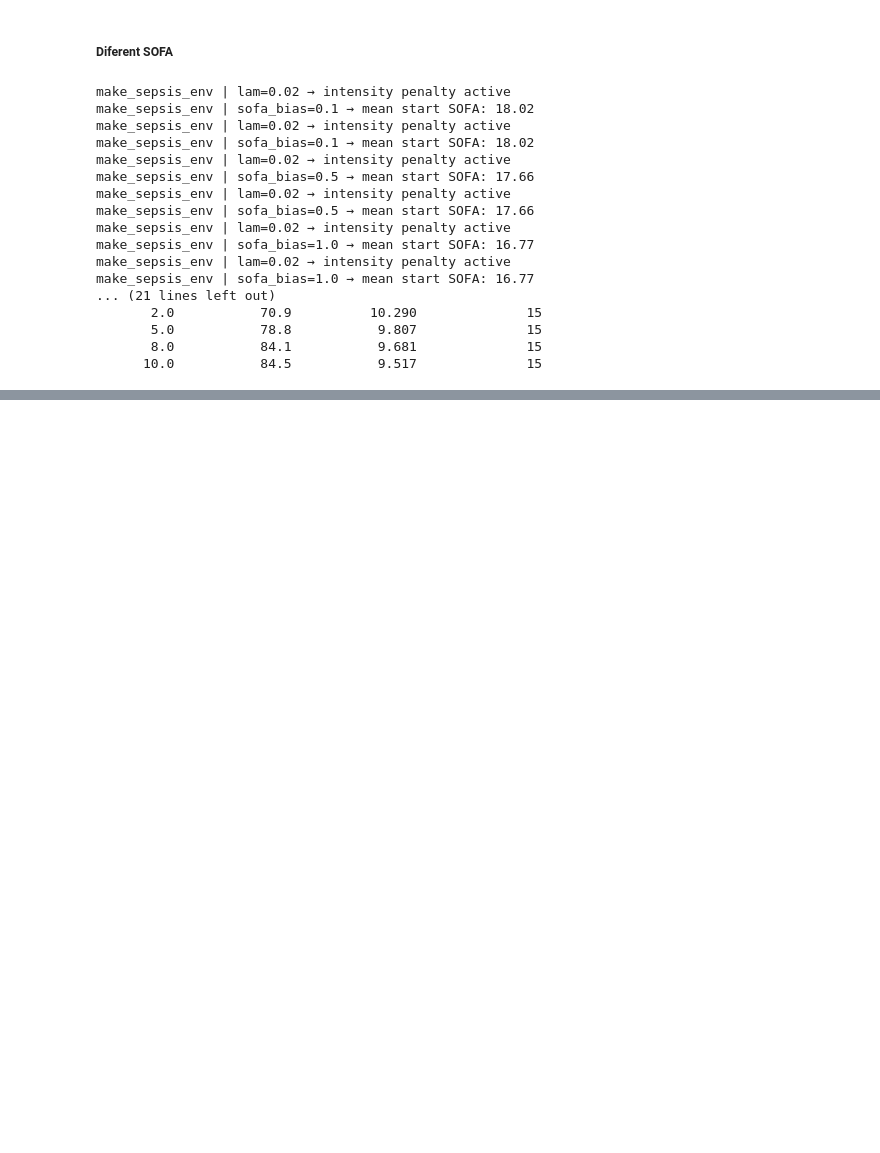
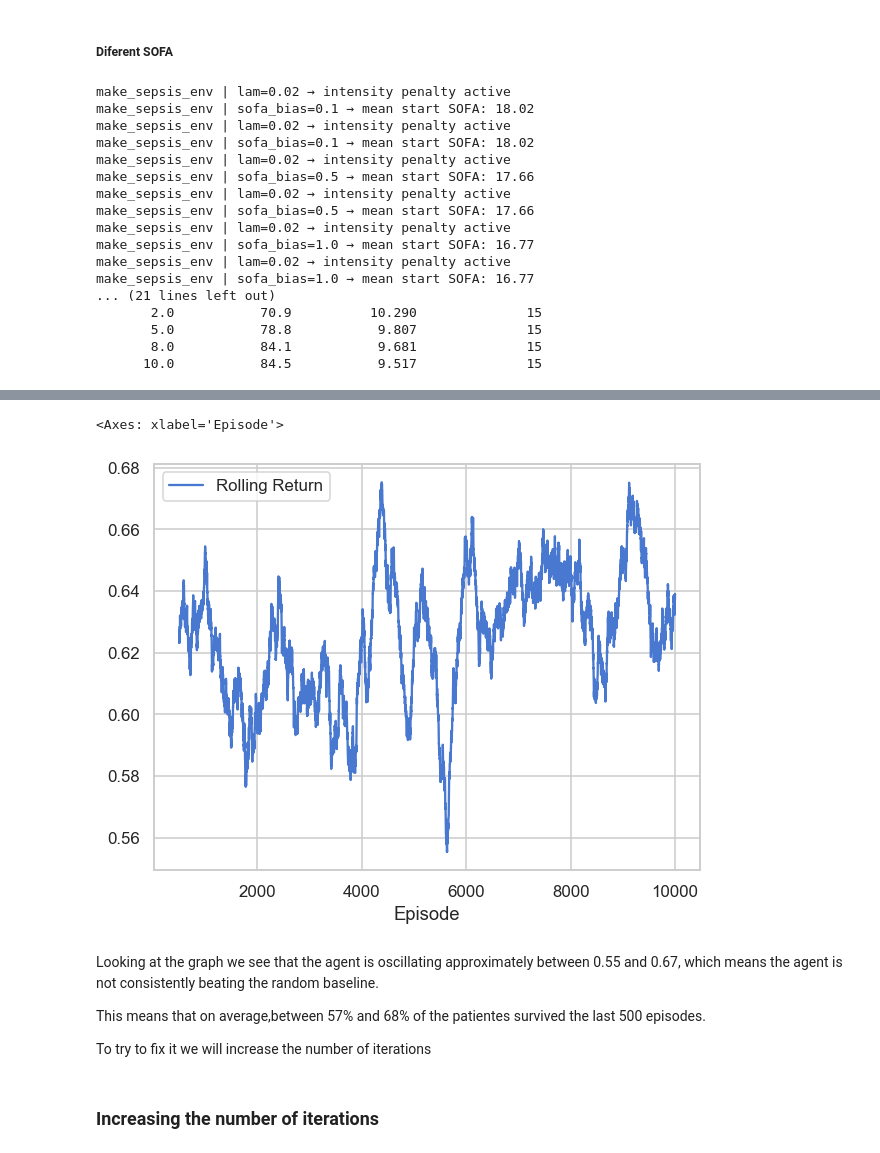
Before and after one commit to calcoafrancisca/RL_GroupAG, a Jupyter notebook: RL Project Code/sepsis_project - Students Version/rl_sepsis_project.ipynb, the cells around one changed output, grey strips where cells are left out. Cells and saved outputs as stored; diff of their text form; code cells hidden in the pictures; blank space fills up the shorter version.

```diff
--- a/RL Project Code/sepsis_project - Students Version/rl_sepsis_project.ipynb
+++ b/RL Project Code/sepsis_project - Students Version/rl_sepsis_project.ipynb
@@ -970,0 +844,15 @@ ContinuousICUSepsisEnv
+# %%
+
+df_return_over_time_sepsis_SARSA['Rolling Return'] = df_return_over_time_sepsis_SARSA['Return'].rolling(500).mean()
+df_return_over_time_sepsis_SARSA.plot(x='Episode', y='Rolling Return')
+# %% [output]
+<Axes: xlabel='Episode'>
+[figure, added]
+# %% [markdown]
+Looking at the graph we see that the agent is oscillating approximately between 0.55 and 0.67, which means the agent is not consistently beating the random baseline.
+
+This means that on average,between 57% and 68% of the patientes survived the last 500 episodes.
+
+To try to fix it we will increase the number of iterations
+# %% [markdown]
+### Increasing the number of iterations
```
Also changed, not shown: parts of 53 cells of this notebook.
